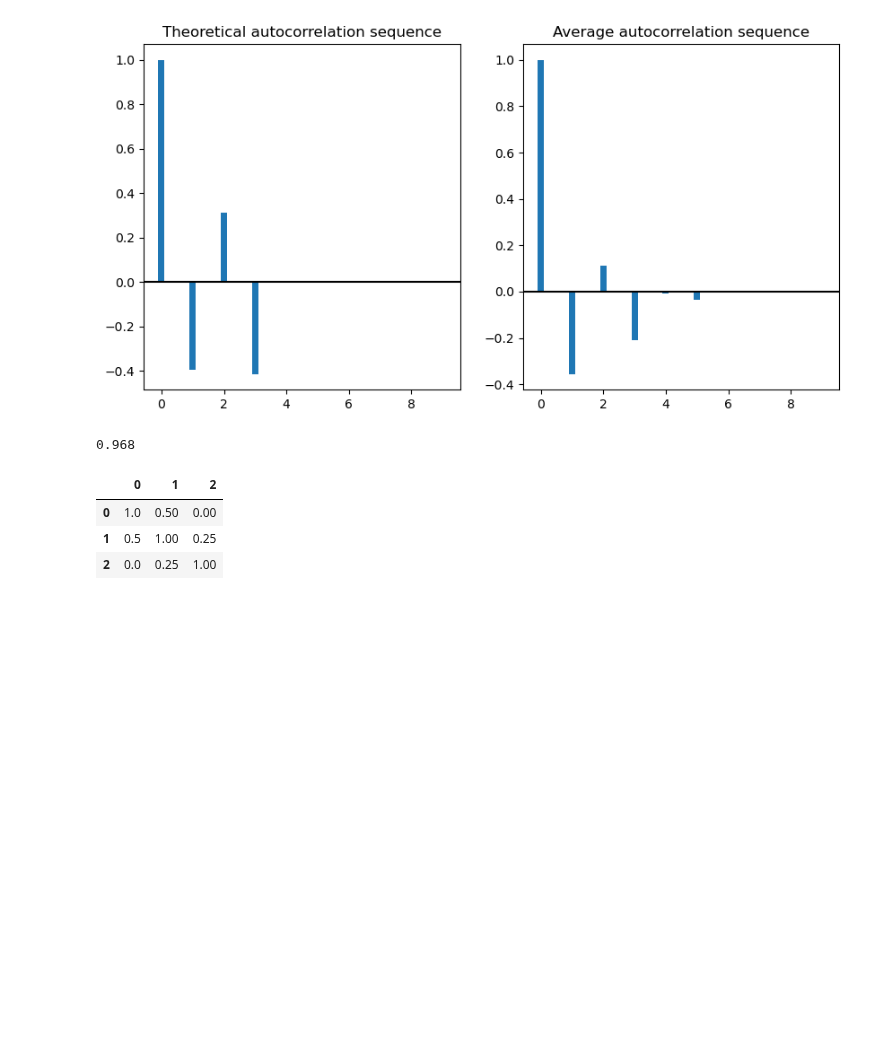
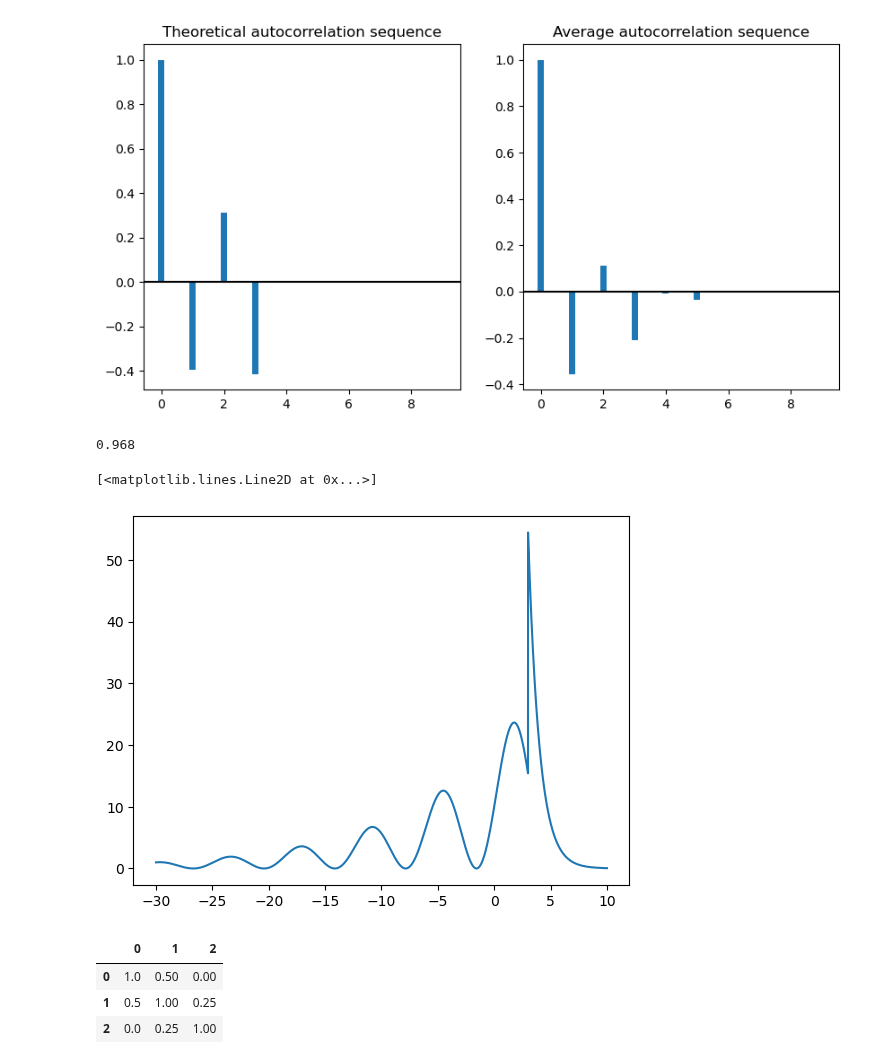
Before and after one commit to marcusGH/edain_paper, a Jupyter notebook: notebooks/synthetic_data.ipynb, the cells around one changed output. Saved outputs shown, nothing was run; the diff lists cells and outputs as text; code cells hidden in the pictures; blank space fills up the shorter version.

```diff
--- a/notebooks/synthetic_data.ipynb
+++ b/notebooks/synthetic_data.ipynb
@@ -438,6 +438,15 @@ mod.fit(X2, y)
 mod.score(X2, y)
 # %% [output]
 0.968
+# %%
+xs = np.linspace(-30, 10, 10000)
+def f(x):
+    return np.where(x > 3, np.exp(7-x), np.exp(x / 10) * (10 * np.sin(x) + 10))
+
+plt.plot(xs, f(xs))
+# %% [output]
+[<matplotlib.lines.Line2D at 0x...>]
+[figure, added]
 # %%
 D = 1 / np.sqrt(np.diag(sigma))
 pd.DataFrame(D * sigma * D)
```
Also changed, not shown: 1 other file.
